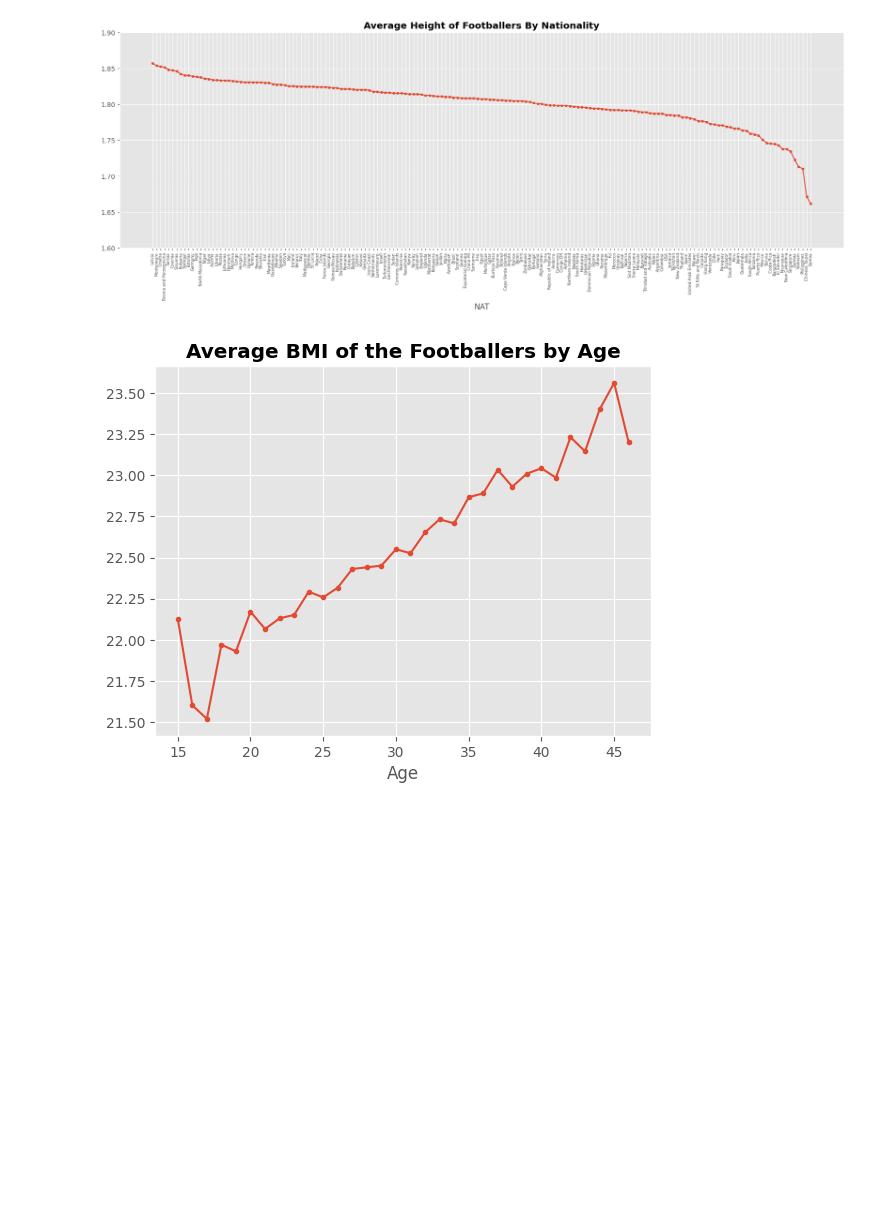
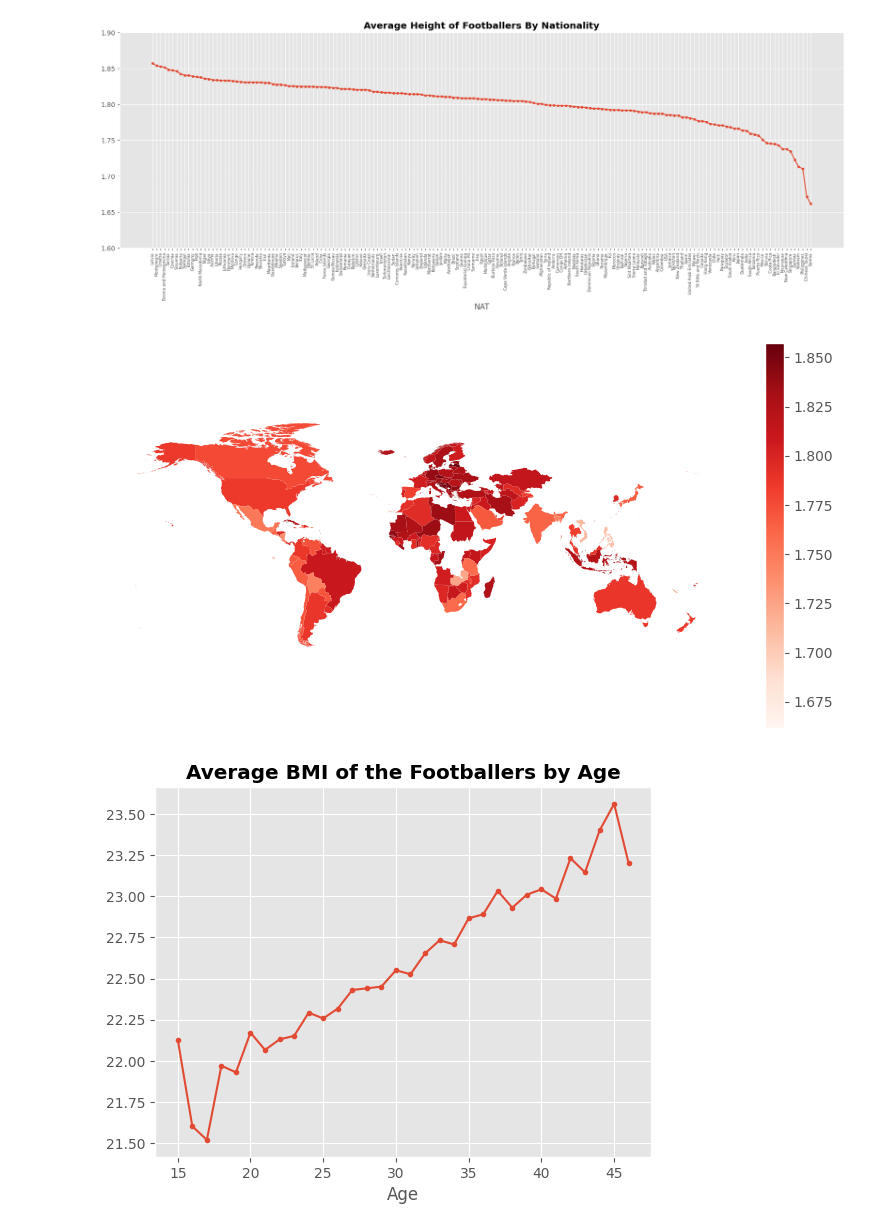
Before and after one commit to beridzeg45/Exploratory-Data-Analysis-with-Python, a Jupyter notebook: footballers BMIs.ipynb, the cells around one changed output. Saved outputs shown, nothing was run; the diff lists cells and outputs as text; code cells hidden in the pictures; blank space fills up the shorter version.

```diff
--- a/footballers BMIs.ipynb
+++ b/footballers BMIs.ipynb
@@ -160,6 +161,30 @@ plt.xticks(range(len(grouped.index)), grouped.index, fontsize=6,rotation=90)
 plt.show()
 # %% [output]
 [figure]
+# %%
+world = geopandas.read_file(r"D:\Python\footballers\World Bank Official Boundaries - Admin 0\WB_GAD_ADM0.shp")
+
+
+import pycountry
+countries = list(grouped.index)
+def to_iso3(name):
+    try:
+        return pycountry.countries.lookup(name).alpha_3
+    except:
+        return None
+
+iso3_list = [to_iso3(c) for c in countries]
+grouped.index=iso3_list
+grouped=grouped.reset_index()
+
+
+world=world.merge(grouped, left_on='ISO_A3', right_on='index')
+
+ax = world.plot(column='mean', cmap='Reds', figsize=(10,5), legend=True)
+plt.axis('off')
+plt.show()
+# %% [output]
+[figure, added]
 # %%
 df.groupby('Age').filter(lambda x:x['BMI'].count()>10)\
 .groupby('Age')['BMI'].mean().plot.line(marker='.')
```
Also changed, not shown: parts of 4 cells of this notebook.
